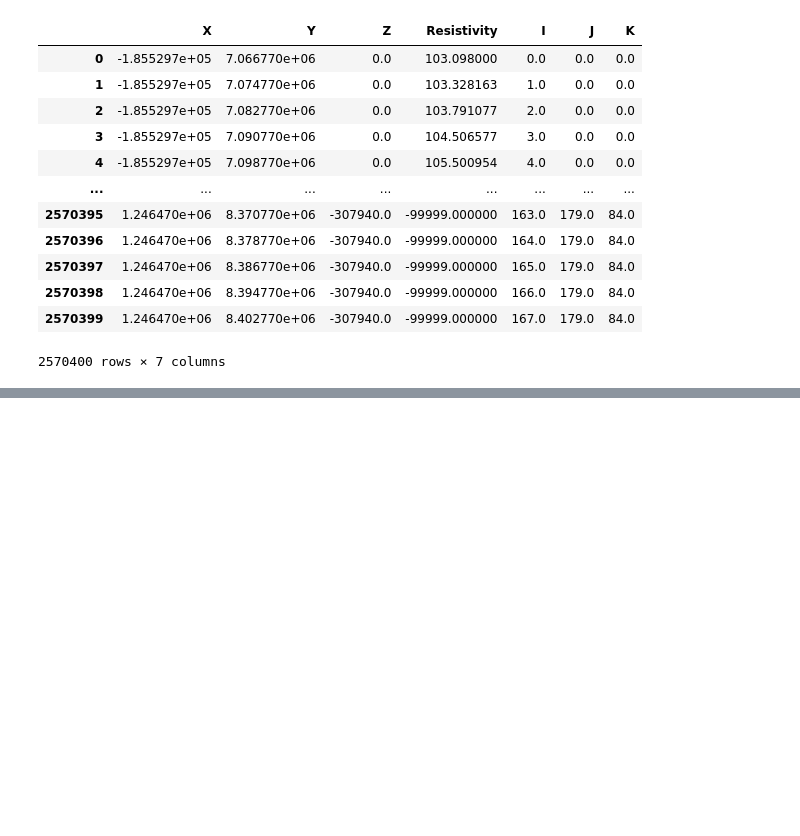
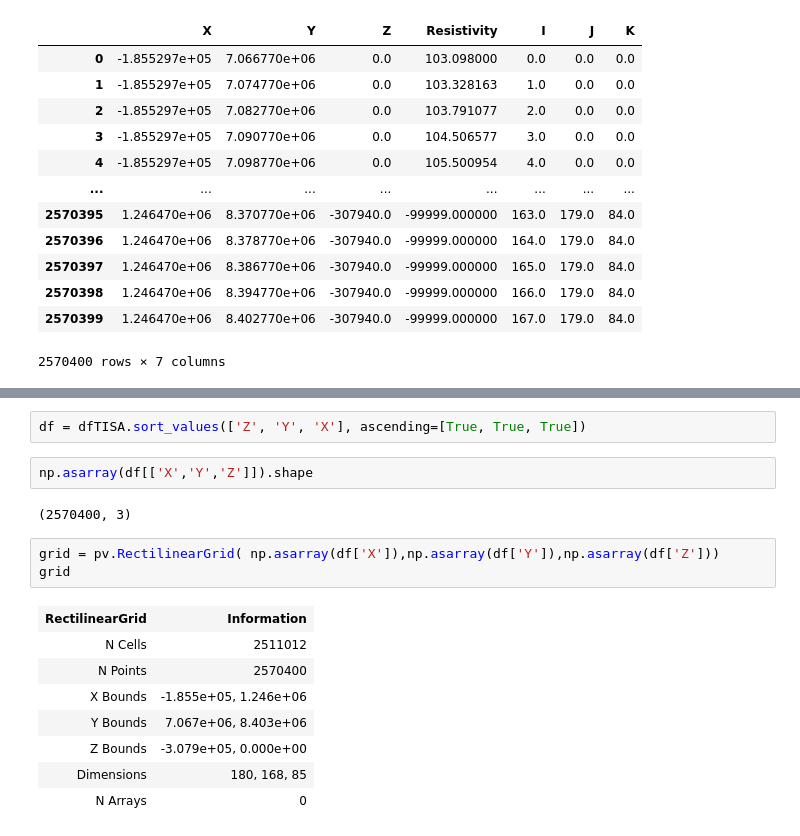
Before and after one commit to RichardScottOZ/GOCAD_SG_Grid_Reader, a Jupyter notebook: AusLAMP-MtISa-New.ipynb, the cells around one changed output, grey strips where cells are left out. Drawn from its saved outputs; the diff is of its cells as text; blank space fills up the shorter version.

```diff
--- a/AusLAMP-MtISa-New.ipynb
+++ b/AusLAMP-MtISa-New.ipynb
@@ -36,0 +62,18 @@ dfTISA
+# %%
+df = dfTISA.sort_values(['Z', 'Y', 'X'], ascending=[True, True, True])
+# %%
+np.asarray(df[['X','Y','Z']]).shape
+# %% [output]
+(2570400, 3)
+# %%
+grid = pv.RectilinearGrid( np.asarray(df['X']),np.asarray(df['Y']),np.asarray(df['Z']))
+grid
+# %% [output]
+| RectilinearGrid | Information |
+| N Cells | 2511012 |
+| N Points | 2570400 |
+| X Bounds | -1.855e+05, 1.246e+06 |
+| Y Bounds | 7.067e+06, 8.403e+06 |
+| Z Bounds | -3.079e+05, 0.000e+00 |
+| Dimensions | 180, 168, 85 |
+| N Arrays | 0 |
```
Also changed, not shown: parts of 5 cells of this notebook, 1 other file.
